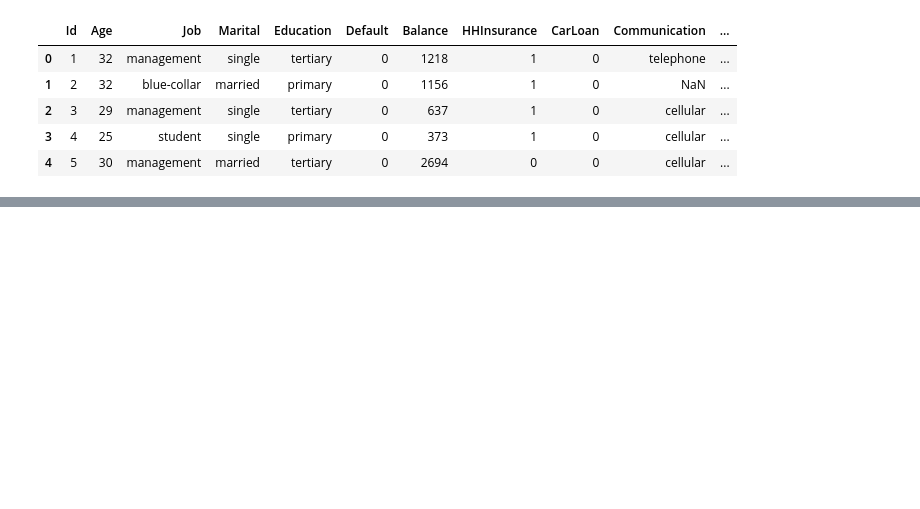
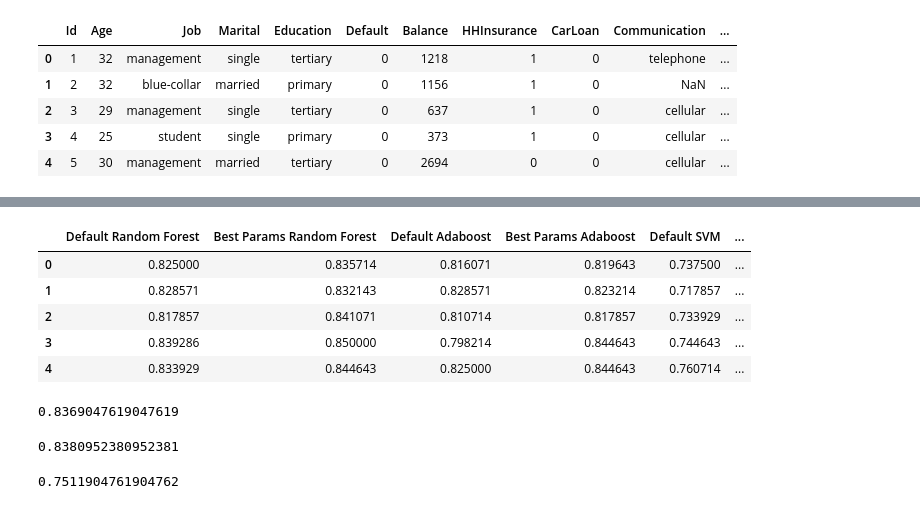
Before and after one commit to SaadBadr/car-insurance-cold-calls, a Jupyter notebook: car-insurance.ipynb, the cells around one changed output, grey strips where cells are left out. Cells and saved outputs as stored; diff of their text form; code cells hidden in the pictures; blank space fills up the shorter version.

```diff
--- a/car-insurance.ipynb
+++ b/car-insurance.ipynb
@@ -588,0 +436,46 @@ out
+# %%
+ab_best_params = CV_adaboost.best_params_
+# %%
+from sklearn.model_selection import GridSearchCV
+param_grid = {
+    'C': [0.1, 1, 10, 100, 1000],
+    'gamma': [1, 0.1, 0.01, 0.001, 0.0001],
+    'kernel': ['rbf', 'sigmoid', 'poly']
+    }
+
+
+CV_svm = GridSearchCV(SVC(random_state=42), param_grid=param_grid, n_jobs=-1)
+
+CV_svm.fit(X_preprocessed, y_train)
+# %%
+svm_best_params = CV_svm.best_params_
+# %%
+score_all = cross_val_classifiers(X_preprocessed, y_train, [
+    RandomForestClassifier(random_state=42),
+    RandomForestClassifier(random_state=42).set_params(**rf_best_params),
+    AdaBoostClassifier(random_state=42),
+    AdaBoostClassifier(random_state=42).set_params(**ab_best_params),
+    SVC(random_state=42),
+    SVC(random_state=42).set_params(**svm_best_params),
+    ], ["Default Random Forest", "Best Params Random Forest", "Default Adaboost",  "Best Params Adaboost", "Default SVM",  "Best Params SVM"])
+# %%
+score_all
+# %% [output]
+|  | Default Random Forest | Best Params Random Forest | Default Adaboost | Best Params Adaboost | Default SVM | ... |
+| 0 | 0.825000 | 0.835714 | 0.816071 | 0.819643 | 0.737500 | ... |
+| 1 | 0.828571 | 0.832143 | 0.828571 | 0.823214 | 0.717857 | ... |
+| 2 | 0.817857 | 0.841071 | 0.810714 | 0.817857 | 0.733929 | ... |
+| 3 | 0.839286 | 0.850000 | 0.798214 | 0.844643 | 0.744643 | ... |
+| 4 | 0.833929 | 0.844643 | 0.825000 | 0.844643 | 0.760714 | ... |
+# %%
+CV_rfc.score(preprocessing(X_validation), y_validation)
+# %% [output]
+0.8369047619047619
+# %%
+CV_adaboost.score(preprocessing(X_validation), y_validation)
+# %% [output]
+0.8380952380952381
+# %%
+CV_svm.score(preprocessing(X_validation), y_validation)
+# %% [output]
+0.7511904761904762
```
Also changed, not shown: parts of 113 cells of this notebook.
